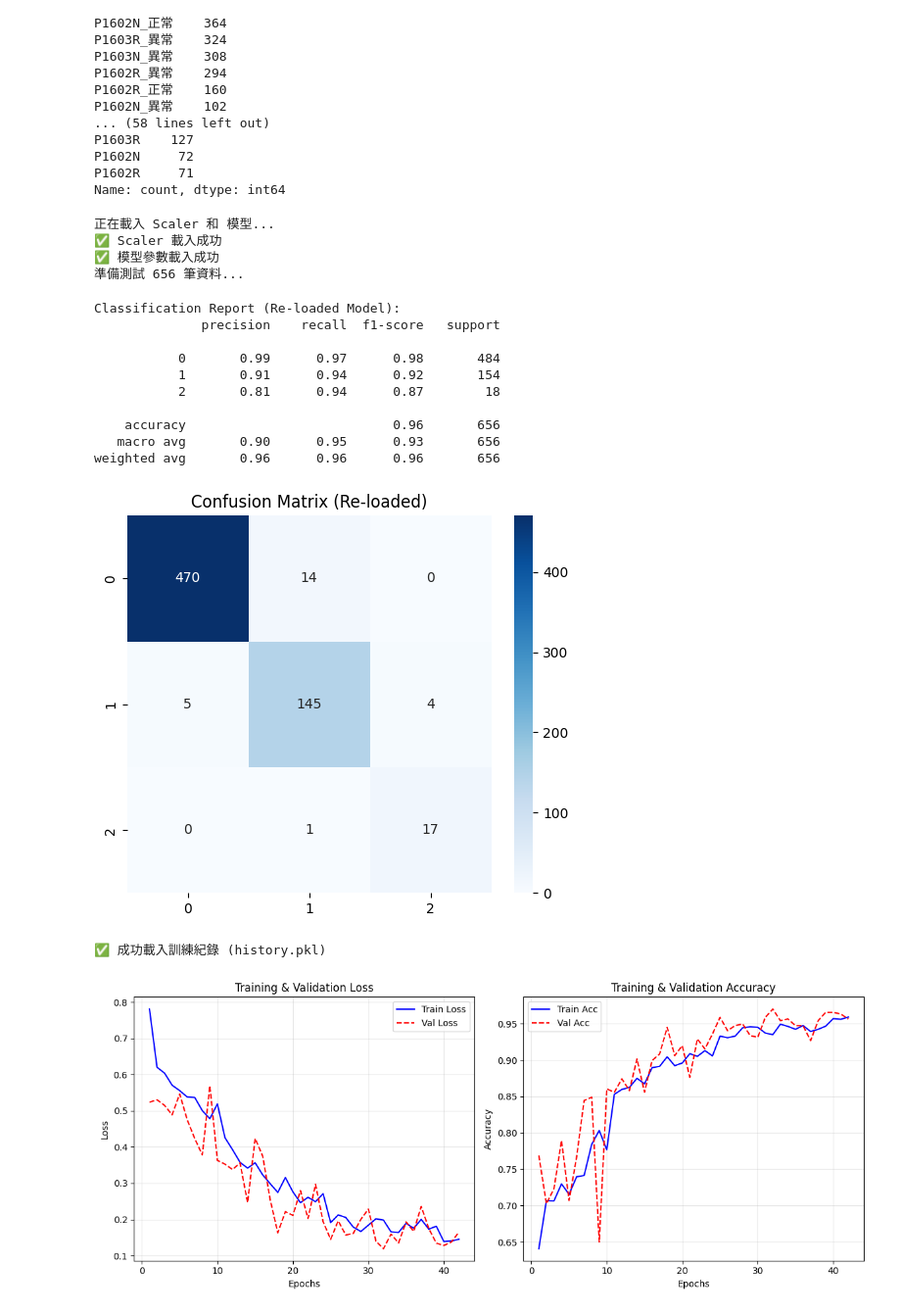
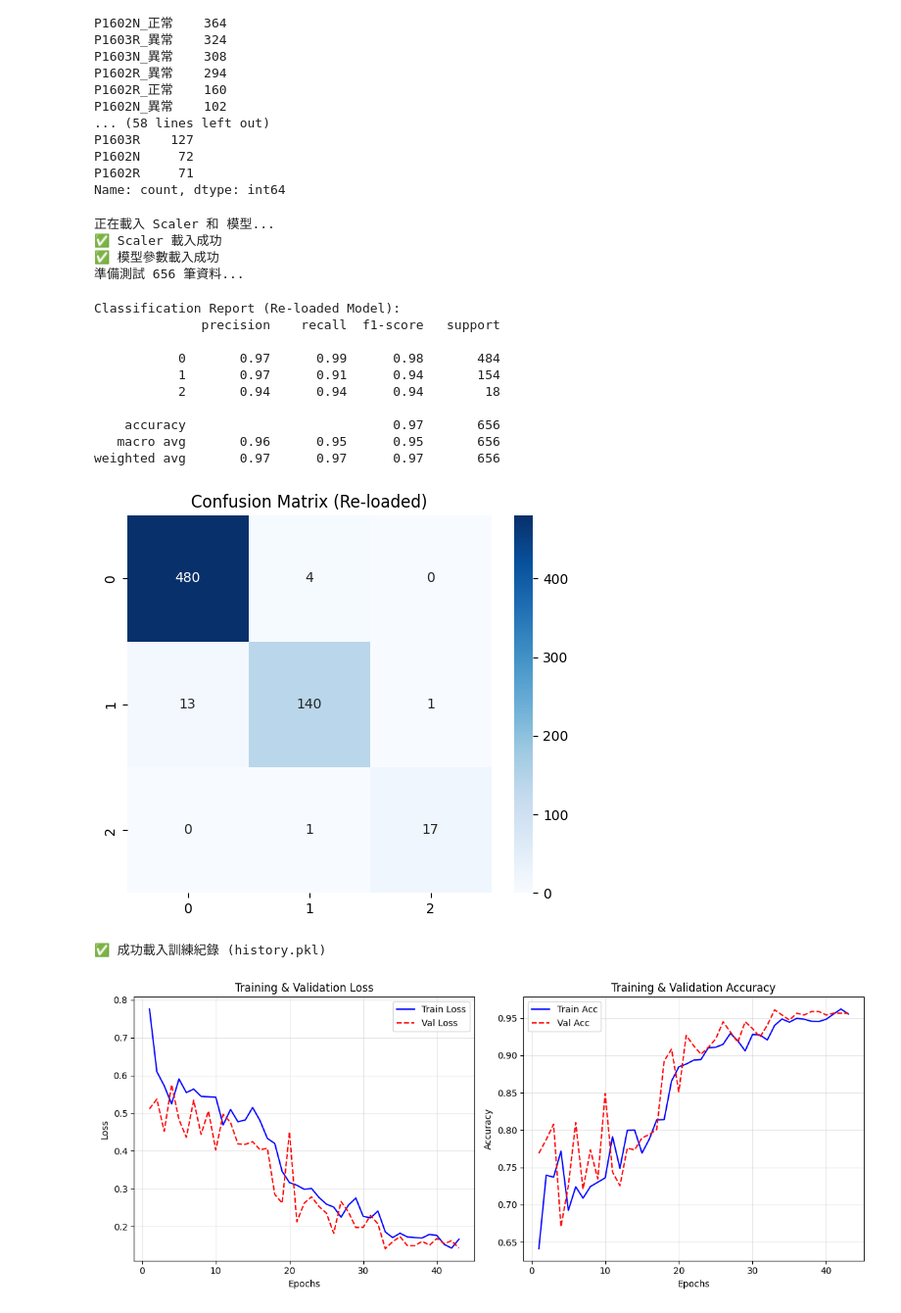
Before and after one commit to Nantien1013/Railway_point_machines, a Jupyter notebook: 2_ML/LSTM_score_loadmodel.ipynb, the cells around one changed output. Shown at 98% size. Saved outputs shown, nothing was run; the diff lists cells and outputs as text; code cells hidden in the pictures.

```diff
--- a/2_ML/LSTM_score_loadmodel.ipynb
+++ b/2_ML/LSTM_score_loadmodel.ipynb
@@ -196,7 +196,7 @@ print("正在載入 Scaler 和 模型...")
 
 # (A) 載入 Scaler
 try:
-    scaler = joblib.load('/home/t113ab8043/Desktop/nanten_railway_code/2_ML/loadingmodel/test/scaler.pkl')
+    scaler = joblib.load('/home/t113ab8043/Desktop/nanten_railway_code/2_ML/loadingmodel/test1/scaler.pkl')
     print("✅ Scaler 載入成功")
 except FileNotFoundError:
     print("❌ 找不到 scaler.pkl，請確認路徑！")
@@ -206,7 +206,7 @@ except FileNotFoundError:
 model = LSTMClassifier(INPUT_SIZE, HIDDEN_SIZE, NUM_LAYERS, NUM_CLASSES, DROPOUT).to(device)
 
 try:
-    model.load_state_dict(torch.load('/home/t113ab8043/Desktop/nanten_railway_code/2_ML/loadingmodel/test/best_lstm_model_test.pth', map_location=device))
+    model.load_state_dict(torch.load('/home/t113ab8043/Desktop/nanten_railway_code/2_ML/loadingmodel/test1/best_lstm_model_test.pth', map_location=device))
     model.eval()  # 切換到評估模式 (關閉 Dropout)
     print("✅ 模型參數載入成功")
 except FileNotFoundError:
@@ -321,21 +321,21 @@ else:
 Classification Report (Re-loaded Model):
               precision    recall  f1-score   support
 
-           0       0.99      0.97      0.98       484
-           1       0.91      0.94      0.92       154
-           2       0.81      0.94      0.87        18
+           0       0.97      0.99      0.98       484
+           1       0.97      0.91      0.94       154
+           2       0.94      0.94      0.94        18
 
-    accuracy                           0.96       656
-   macro avg       0.90      0.95      0.93       656
-weighted avg       0.96      0.96      0.96       656
+    accuracy                           0.97       656
+   macro avg       0.96      0.95      0.95       656
+weighted avg       0.97      0.97      0.97       656
-[figure, old version]
+[figure, new version]
 # %%
 import matplotlib.pyplot as plt
 import joblib
 
 # 1. 載入訓練紀錄
 try:
-    history = joblib.load('/home/t113ab8043/Desktop/nanten_railway_code/2_ML/loadingmodel/test/history.pkl')
+    history = joblib.load('/home/t113ab8043/Desktop/nanten_railway_code/2_ML/loadingmodel/test1/history.pkl')
     print("✅ 成功載入訓練紀錄 (history.pkl)")
 except FileNotFoundError:
     print("❌ 找不到 history.pkl，請確認是否有執行過訓練並存檔。")
@@ -346,31 +346,31 @@ except FileNotFoundError:
 # 2. 開始畫圖
 if history:
     epochs = range(1, len(history["train_loss"]) + 1)
 
     plt.figure(figsize=(12, 5))
 
     # ---- Loss Curve ----
     plt.subplot(1, 2, 1)
     plt.plot(epochs, history["train_loss"], 'b-', label="Train Loss")
     plt.plot(epochs, history["val_loss"],   'r--', label="Val Loss")
     plt.title("Training & Validation Loss")
     plt.xlabel("Epochs")
     plt.ylabel("Loss")
     plt.legend()
     plt.grid(True, alpha=0.3)
 
     # ---- Accuracy Curve ----
     plt.subplot(1, 2, 2)
     plt.plot(epochs, history["train_acc"], 'b-', label="Train Acc")
     plt.plot(epochs, history["val_acc"],   'r--', label="Val Acc")
     plt.title("Training & Validation Accuracy")
     plt.xlabel("Epochs")
     plt.ylabel("Accuracy")
     plt.legend()
     plt.grid(True, alpha=0.3)
 
     plt.tight_layout()
     plt.show()
 # %% [output]
 ✅ 成功載入訓練紀錄 (history.pkl)
-[figure, old version]
+[figure, new version]
```
Also changed, not shown: 31 other files.
